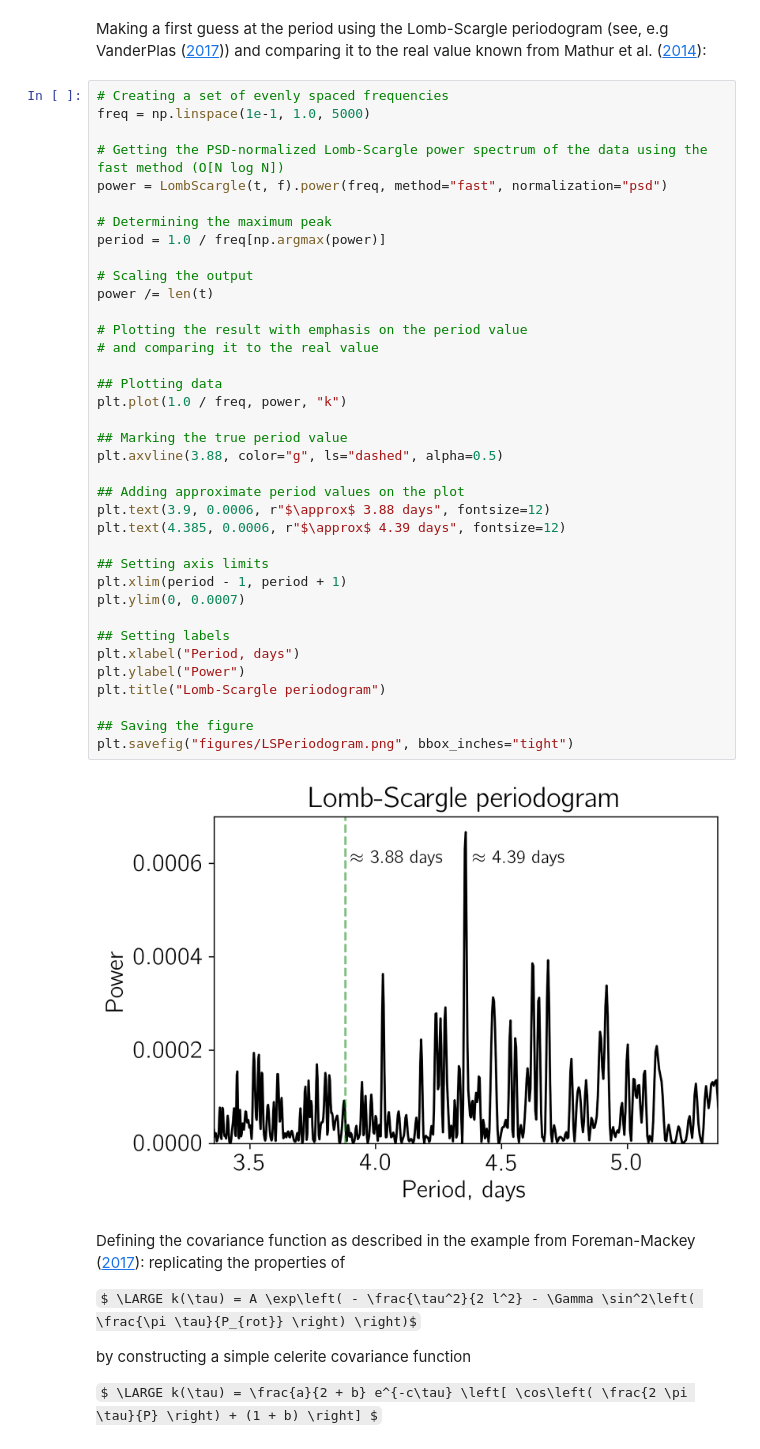
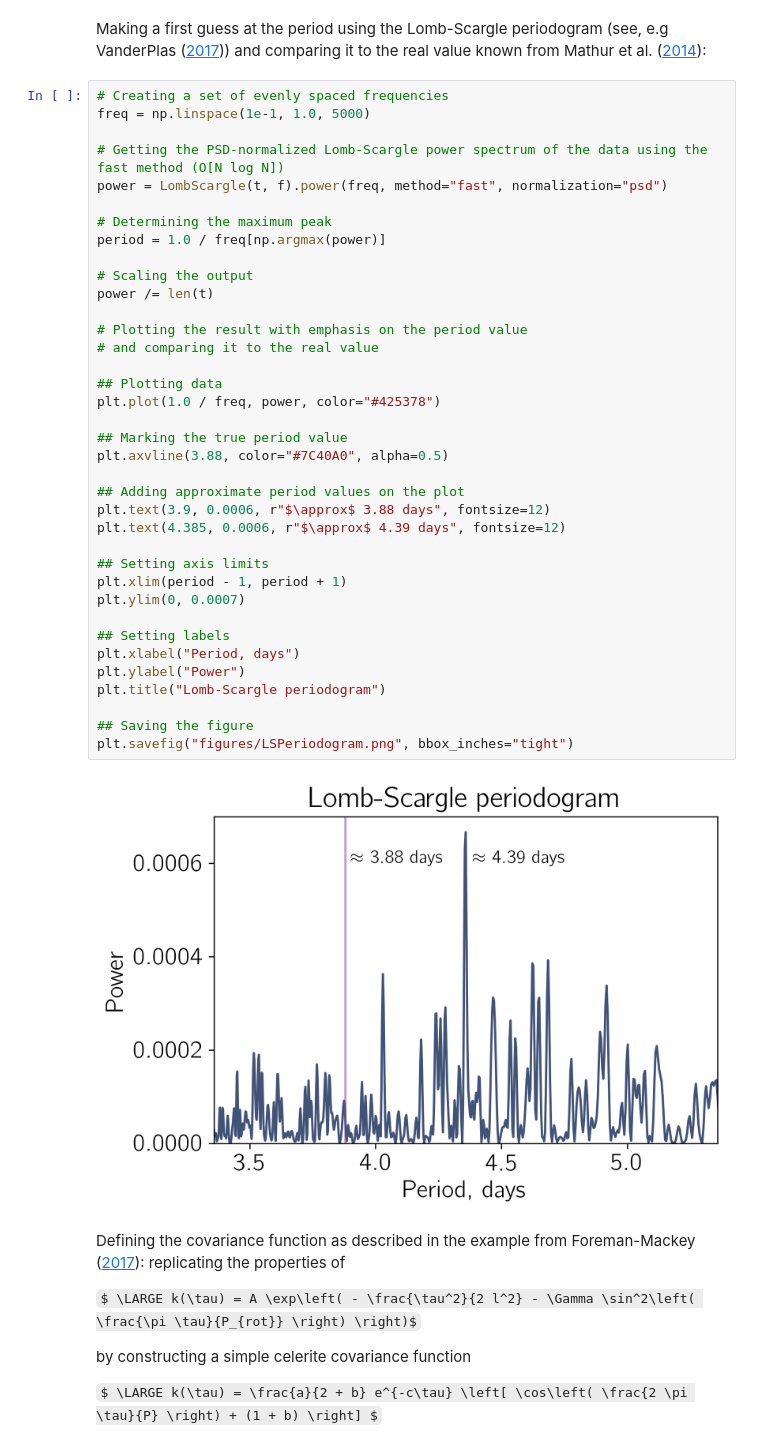
Before and after one commit to paveloom-c/C2, a Jupyter notebook: rotation/rotation.ipynb, the cells around one changed output. Saved outputs shown, nothing was run; the diff lists cells and outputs as text; some formulas as TeX source.

Commit message:
> Changed the colors of all plots

```diff
--- a/rotation/rotation.ipynb
+++ b/rotation/rotation.ipynb
@@ -109,36 +109,36 @@ power = LombScargle(t, f).power(freq, method="fast", normalization="psd")
 
 # Determining the maximum peak
 period = 1.0 / freq[np.argmax(power)]
 
 # Scaling the output
 power /= len(t)
 
 # Plotting the result with emphasis on the period value
 # and comparing it to the real value
 
 ## Plotting data
-plt.plot(1.0 / freq, power, "k")
+plt.plot(1.0 / freq, power, color="#425378")
 
 ## Marking the true period value
-plt.axvline(3.88, color="g", ls="dashed", alpha=0.5)
+plt.axvline(3.88, color="#7C40A0", alpha=0.5)
 
 ## Adding approximate period values on the plot
 plt.text(3.9, 0.0006, r"$\approx$ 3.88 days", fontsize=12)
 plt.text(4.385, 0.0006, r"$\approx$ 4.39 days", fontsize=12)
 
 ## Setting axis limits
 plt.xlim(period - 1, period + 1)
 plt.ylim(0, 0.0007)
 
 ## Setting labels
 plt.xlabel("Period, days")
 plt.ylabel("Power")
 plt.title("Lomb-Scargle periodogram")
 
 ## Saving the figure
 plt.savefig("figures/LSPeriodogram.png", bbox_inches="tight")
 # %% [output]
-[figure, old version]
+[figure, new version]
 # %% [markdown]
 Defining the covariance function as described in the example from Foreman-Mackey ([2017](https://www.mendeley.com/catalogue/fast-scalable-gaussian-process-modeling-applications-astronomical-time-series/)):
 replicating the properties of
```
Also changed, not shown: 23 other files.
